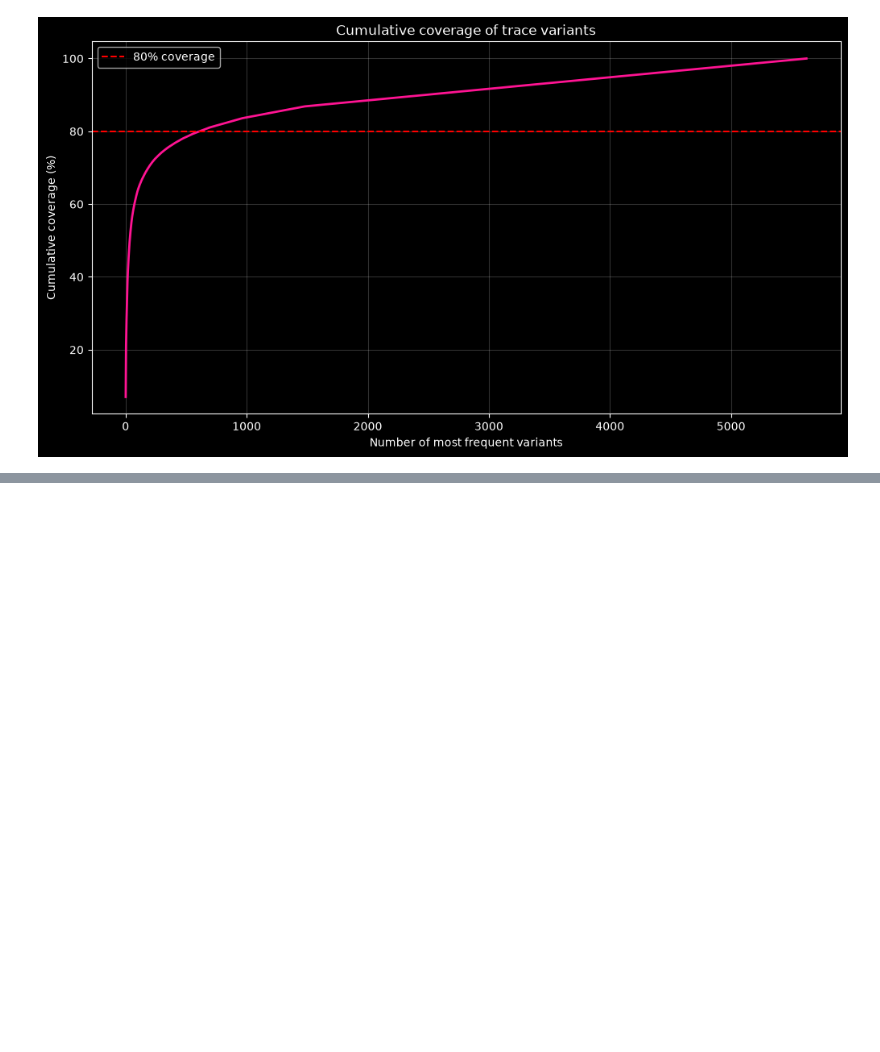
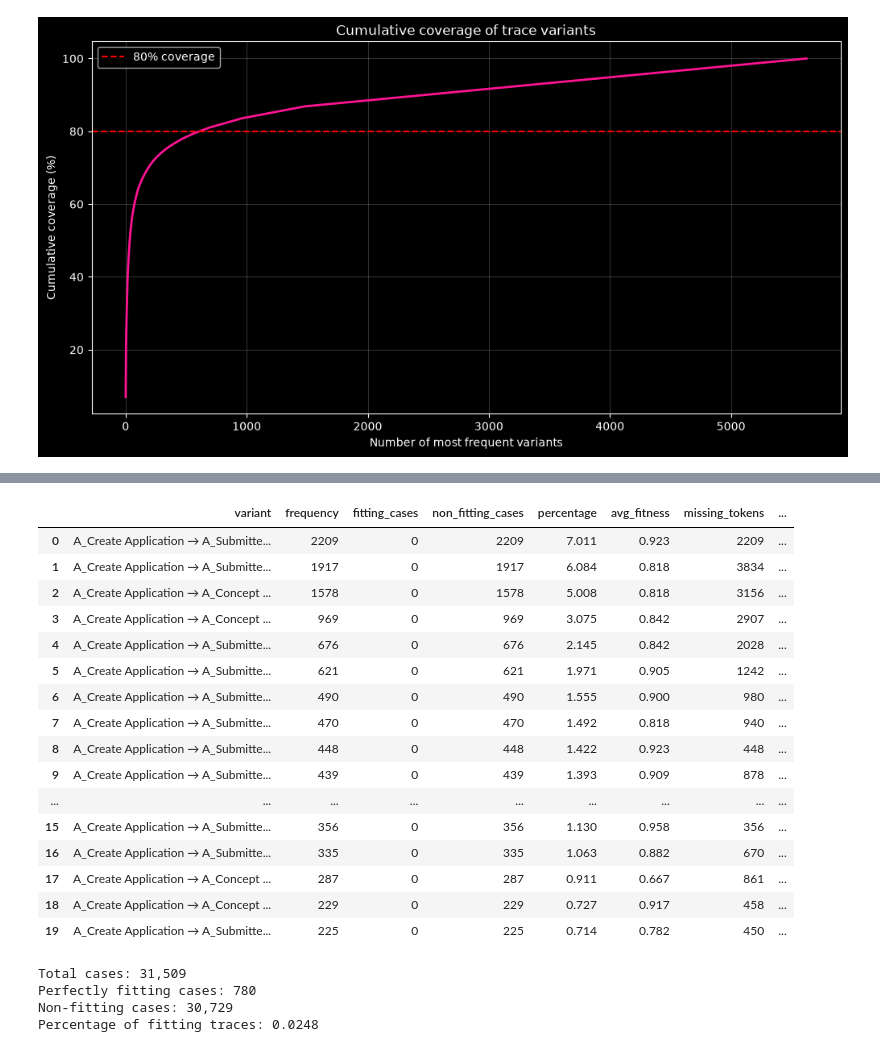
Before and after one commit to M1l3na24/First-Assignment-BPPSO-WS26-27, a Jupyter notebook: notebooks/assignmentI.ipynb, the cells around one changed output, grey strips where cells are left out. Cells and saved outputs as stored; diff of their text form; code cells hidden in the pictures; blank space fills up the shorter version.

```diff
--- a/assignmentI.ipynb
+++ b/notebooks/assignmentI.ipynb
@@ -1251,0 +1304,65 @@ plt.show()
+# %%
+# Aggregate replay results by trace variant
+
+variant_replay = (replay_df.groupby("trace").agg(frequency=("case_id", "count"),
+                                                 fitting_cases=("trace_is_fit", "sum"),
+                                                 avg_fitness=("trace_fitness", "mean"),
+                                                 missing_tokens=("missing_tokens", "sum"),
+                                                 remaining_tokens=("remaining_tokens", "sum")).reset_index())
+
+# Non-fitting cases
+variant_replay["non_fitting_cases"] = (variant_replay["frequency"] - variant_replay["fitting_cases"])
+
+# Percentage of cases belonging to each variant
+variant_replay["percentage"] = (variant_replay["frequency"] / len(replay_df) * 100)
+
+# Percentage of non-fitting cases within each variant
+variant_replay["non_fitting_percentage"] = (variant_replay["non_fitting_cases"] / variant_replay["frequency"] * 100)
+
+# Just to make readable the trace
+variant_replay["variant"] = variant_replay["trace"].apply(lambda x: " → ".join(x))
+
+# Sort by number of non-fitting cases
+variant_replay = (variant_replay.sort_values("non_fitting_cases", ascending=False).reset_index(drop=True))
+
+display(variant_replay[["variant",
+                        "frequency",
+                        "fitting_cases",
+                        "non_fitting_cases",
+                        "percentage",
+                        "avg_fitness",
+                        "missing_tokens",
+                        "remaining_tokens"]].head(20).round(3))
+# %% [output]
+|  | variant | frequency | fitting_cases | non_fitting_cases | percentage | avg_fitness | missing_tokens | ... |
+| 0 | A_Create Application → A_Submitte... | 2209 | 0 | 2209 | 7.011 | 0.923 | 2209 | ... |
+| 1 | A_Create Application → A_Submitte... | 1917 | 0 | 1917 | 6.084 | 0.818 | 3834 | ... |
+| 2 | A_Create Application → A_Concept ... | 1578 | 0 | 1578 | 5.008 | 0.818 | 3156 | ... |
+| 3 | A_Create Application → A_Concept ... | 969 | 0 | 969 | 3.075 | 0.842 | 2907 | ... |
+| 4 | A_Create Application → A_Submitte... | 676 | 0 | 676 | 2.145 | 0.842 | 2028 | ... |
+| 5 | A_Create Application → A_Submitte... | 621 | 0 | 621 | 1.971 | 0.905 | 1242 | ... |
+| 6 | A_Create Application → A_Submitte... | 490 | 0 | 490 | 1.555 | 0.900 | 980 | ... |
+| 7 | A_Create Application → A_Submitte... | 470 | 0 | 470 | 1.492 | 0.818 | 940 | ... |
+| 8 | A_Create Application → A_Submitte... | 448 | 0 | 448 | 1.422 | 0.923 | 448 | ... |
+| 9 | A_Create Application → A_Submitte... | 439 | 0 | 439 | 1.393 | 0.909 | 878 | ... |
+| ... | ... | ... | ... | ... | ... | ... | ... | ... |
+| 15 | A_Create Application → A_Submitte... | 356 | 0 | 356 | 1.130 | 0.958 | 356 | ... |
+| 16 | A_Create Application → A_Submitte... | 335 | 0 | 335 | 1.063 | 0.882 | 670 | ... |
+| 17 | A_Create Application → A_Concept ... | 287 | 0 | 287 | 0.911 | 0.667 | 861 | ... |
+| 18 | A_Create Application → A_Concept ... | 229 | 0 | 229 | 0.727 | 0.917 | 458 | ... |
+| 19 | A_Create Application → A_Submitte... | 225 | 0 | 225 | 0.714 | 0.782 | 450 | ... |
+# %%
+# Actual percentage of perfectly fitting traces
+
+fitting_cases = replay_df["trace_is_fit"].sum()
+total_cases = len(replay_df)
+perc_fit = fitting_cases / total_cases
+print(f"Total cases: {total_cases:,}")
+print(f"Perfectly fitting cases: {fitting_cases:,}")
+print(f"Non-fitting cases: {total_cases - fitting_cases:,}")
+print(f"Percentage of fitting traces: {perc_fit:.4f}")
+# %% [output]
+Total cases: 31,509
+Perfectly fitting cases: 780
+Non-fitting cases: 30,729
+Percentage of fitting traces: 0.0248
```
Also changed, not shown: parts of 14 cells of this notebook, 4 other files.
